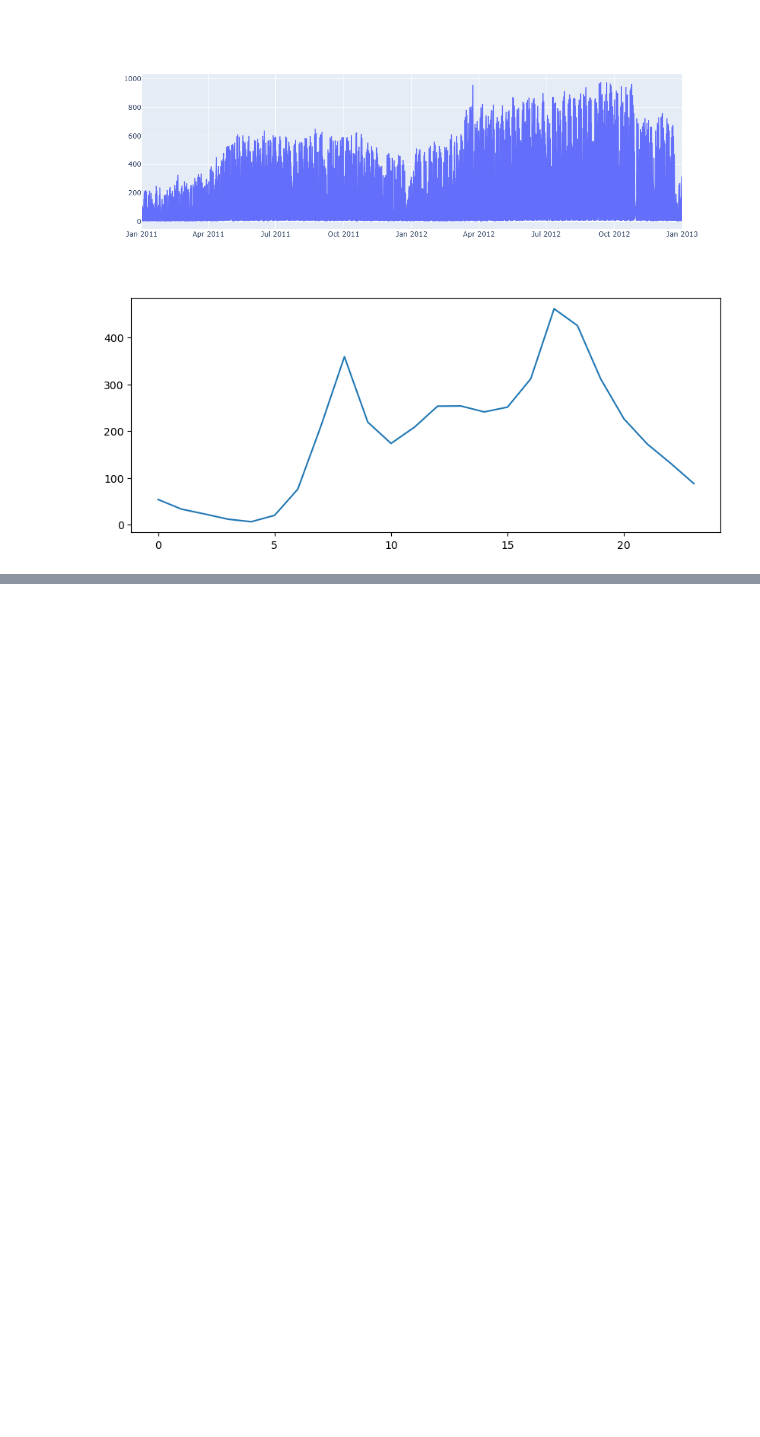
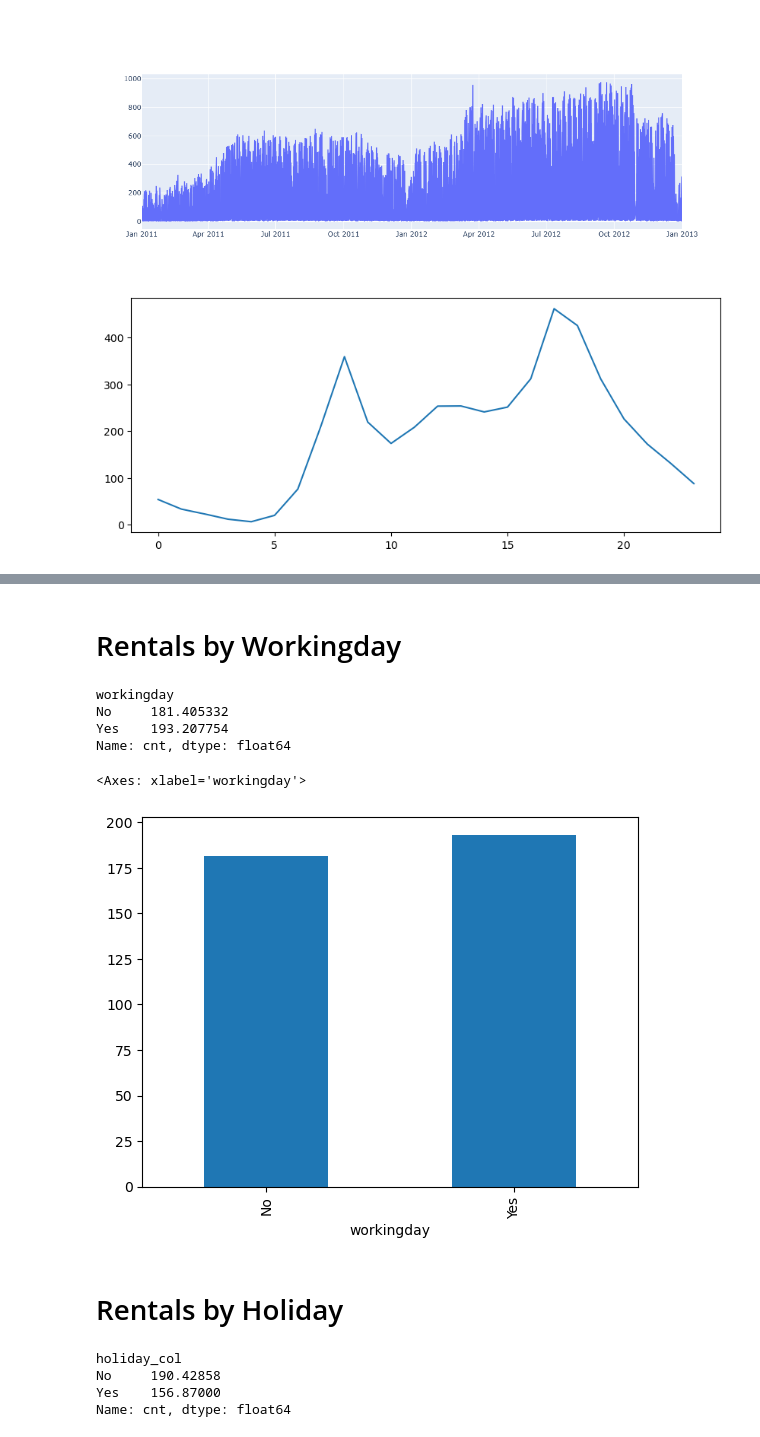
Before and after one commit to Vish-bit/ml-bike-rental-project, a Jupyter notebook: ml-app/notebooks/EDA.ipynb, the cells around one changed output, grey strips where cells are left out. Cells and saved outputs as stored; diff of their text form; code cells hidden in the pictures; blank space fills up the shorter version.

```diff
--- a/ml-app/notebooks/EDA.ipynb
+++ b/ml-app/notebooks/EDA.ipynb
@@ -91,0 +172,25 @@ plt.show()
+# %% [markdown]
+# Rentals by Workingday
+# %%
+workingday_map = {
+    0:"No",
+    1:"Yes",
+}
+
+#Apply Mapping
+df['workingday'] = df['workingday'].map(workingday_map)
+# %%
+df.groupby('workingday')['cnt'].mean().reindex(['No','Yes'])
+# %% [output]
+workingday
+No     181.405332
+Yes    193.207754
+Name: cnt, dtype: float64
+# %%
+workingday_mean = df.groupby('workingday')['cnt'].mean().reindex(['No','Yes'])
+workingday_mean.plot(kind='bar')
+# %% [output]
+<Axes: xlabel='workingday'>
+[figure, added]
+# %% [markdown]
+# Rentals by Holiday
@@ -91,0 +205,7 @@ plt.show()
+# %%
+df.groupby('holiday_col')['cnt'].mean().reindex(['No','Yes'])
+# %% [output]
+holiday_col
+No     190.42858
+Yes    156.87000
+Name: cnt, dtype: float64
```
Also changed, not shown: parts of 14 cells of this notebook.
